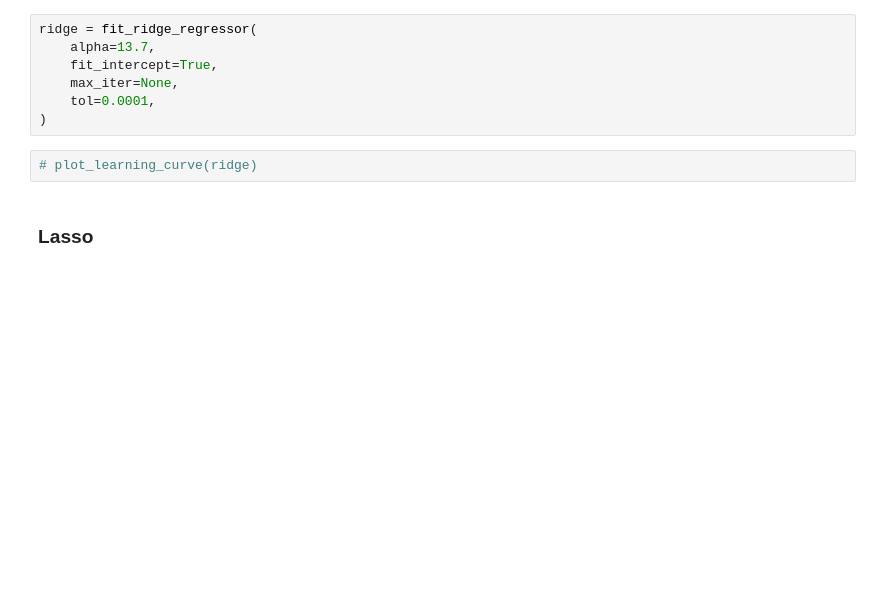
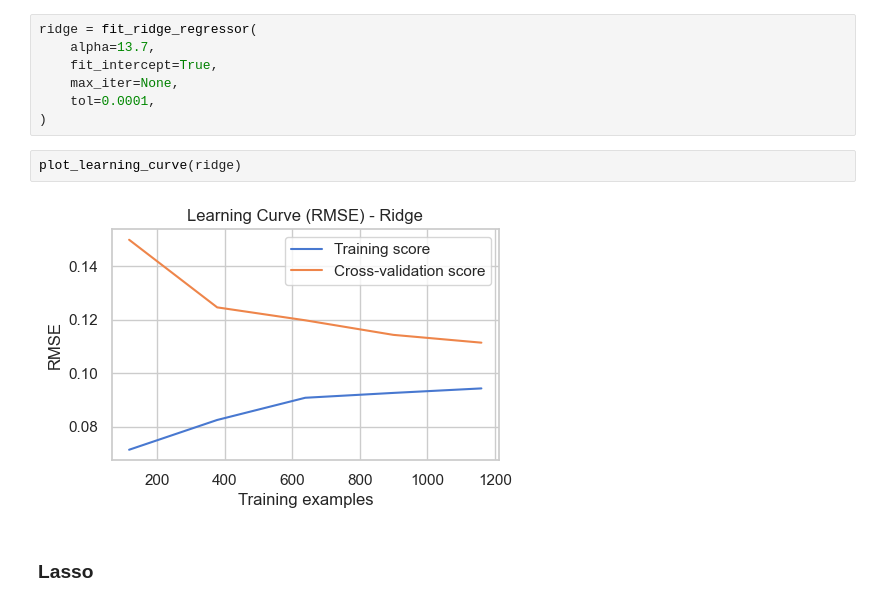
Before and after one commit to sjuanati/DataSciLabs, a Jupyter notebook: projects/kaggle/02_house_prices/house_prices.ipynb, the cells around one changed output. Saved outputs shown, nothing was run; the diff lists cells and outputs as text; blank space fills up the shorter version.

```diff
--- a/projects/kaggle/02_house_prices/house_prices.ipynb
+++ b/projects/kaggle/02_house_prices/house_prices.ipynb
@@ -808,7 +881,9 @@ ridge = fit_ridge_regressor(
     tol=0.0001,
 )
 # %%
-# plot_learning_curve(ridge)
+plot_learning_curve(ridge)
+# %% [output]
+[figure, added]
 # %% [markdown]
 ### Lasso
 # %%
```
Also changed, not shown: parts of 18 cells of this notebook.
